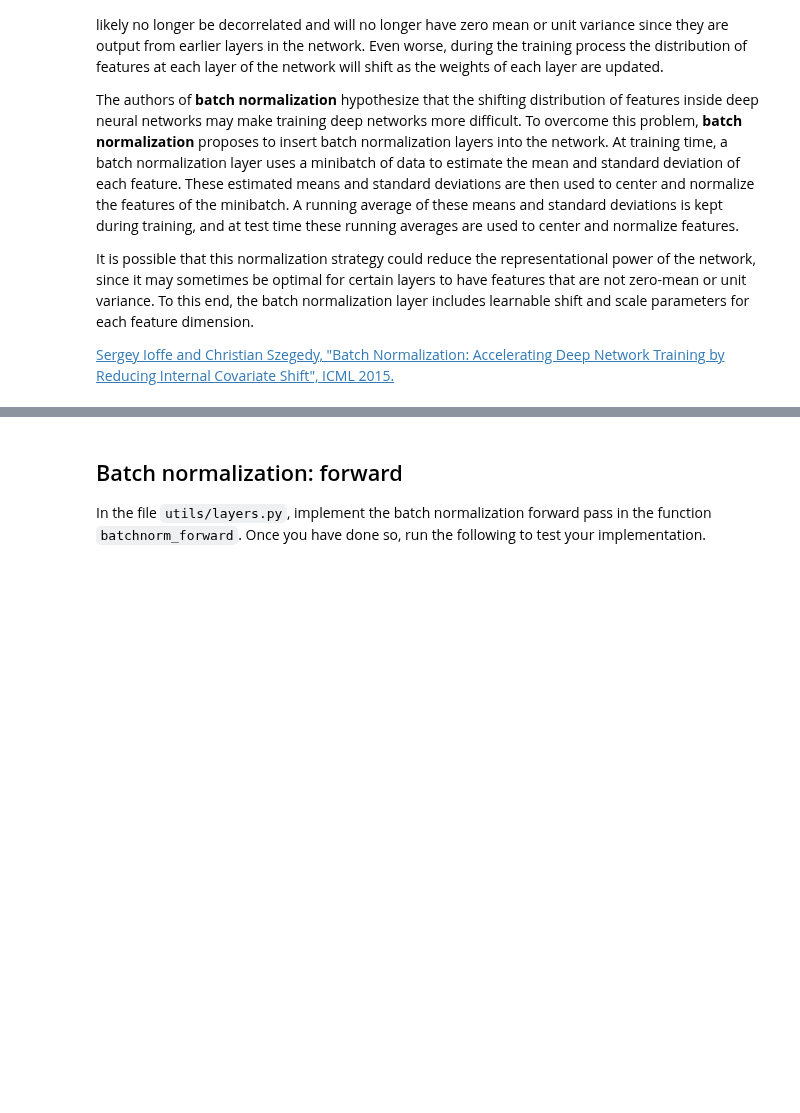
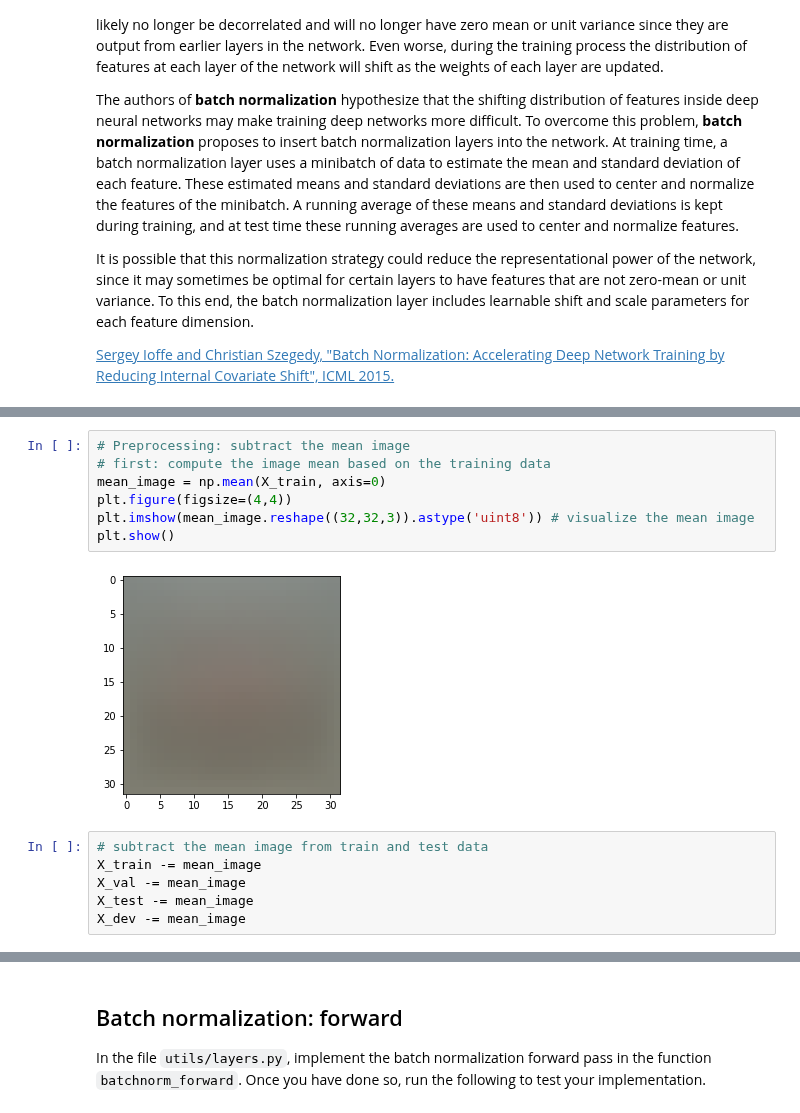
Before and after one commit to pedro-abundio-wang/computer-vision, a Jupyter notebook: notebooks/convolutional-neural-networks-for-visual-recognition/08_BatchNormalization.ipynb, the cells around one changed output, grey strips where cells are left out. Drawn from its saved outputs; the diff is of its cells as text; blank space fills up the shorter version.

```diff
--- a/notebooks/convolutional-neural-networks-for-visual-recognition/08_BatchNormalization.ipynb
+++ b/notebooks/convolutional-neural-networks-for-visual-recognition/08_BatchNormalization.ipynb
@@ -45,0 +95,15 @@ You may also need to restart your iPython kernel
+# %%
+# Preprocessing: subtract the mean image
+# first: compute the image mean based on the training data
+mean_image = np.mean(X_train, axis=0)
+plt.figure(figsize=(4,4))
+plt.imshow(mean_image.reshape((32,32,3)).astype('uint8')) # visualize the mean image
+plt.show()
+# %% [output]
+[figure, added]
+# %%
+# subtract the mean image from train and test data
+X_train -= mean_image
+X_val -= mean_image
+X_test -= mean_image
+X_dev -= mean_image
```
Also changed, not shown: parts of 18 cells of this notebook, 5 other files.
